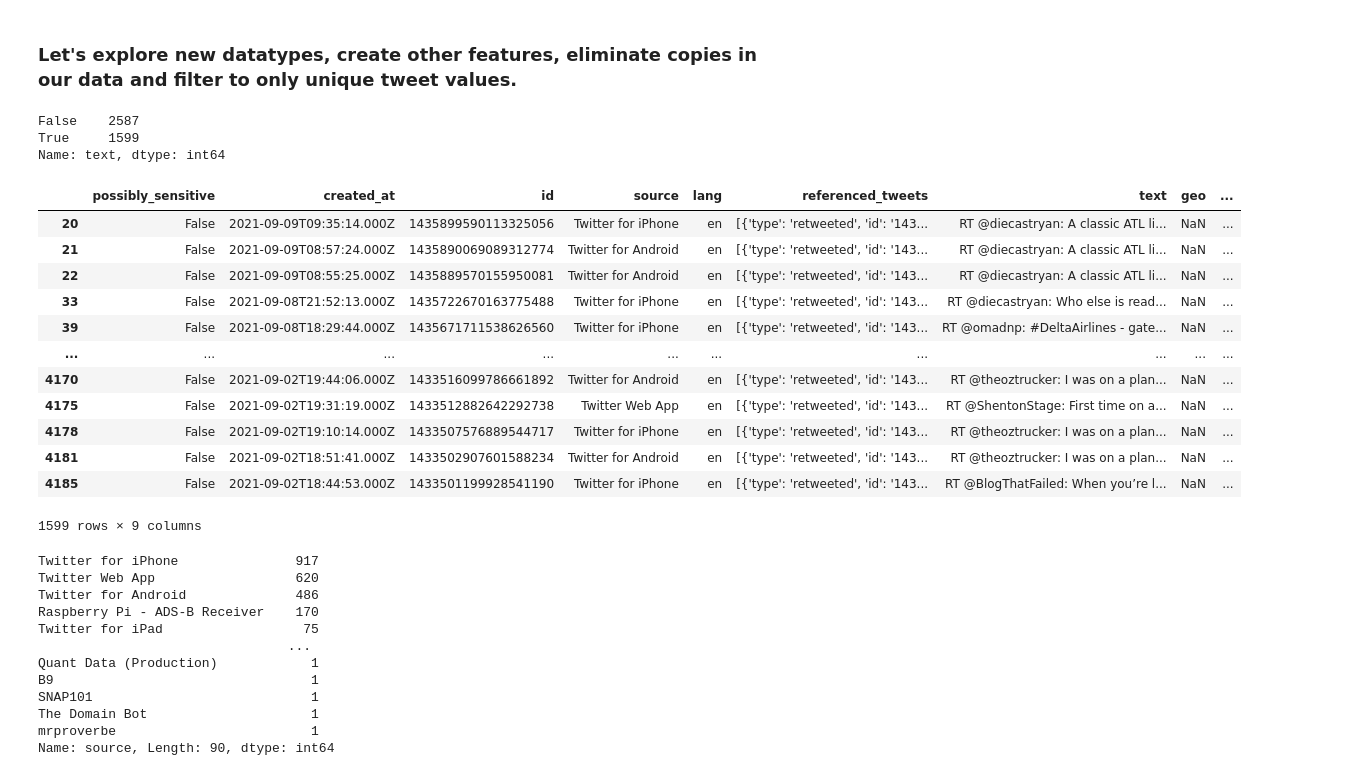
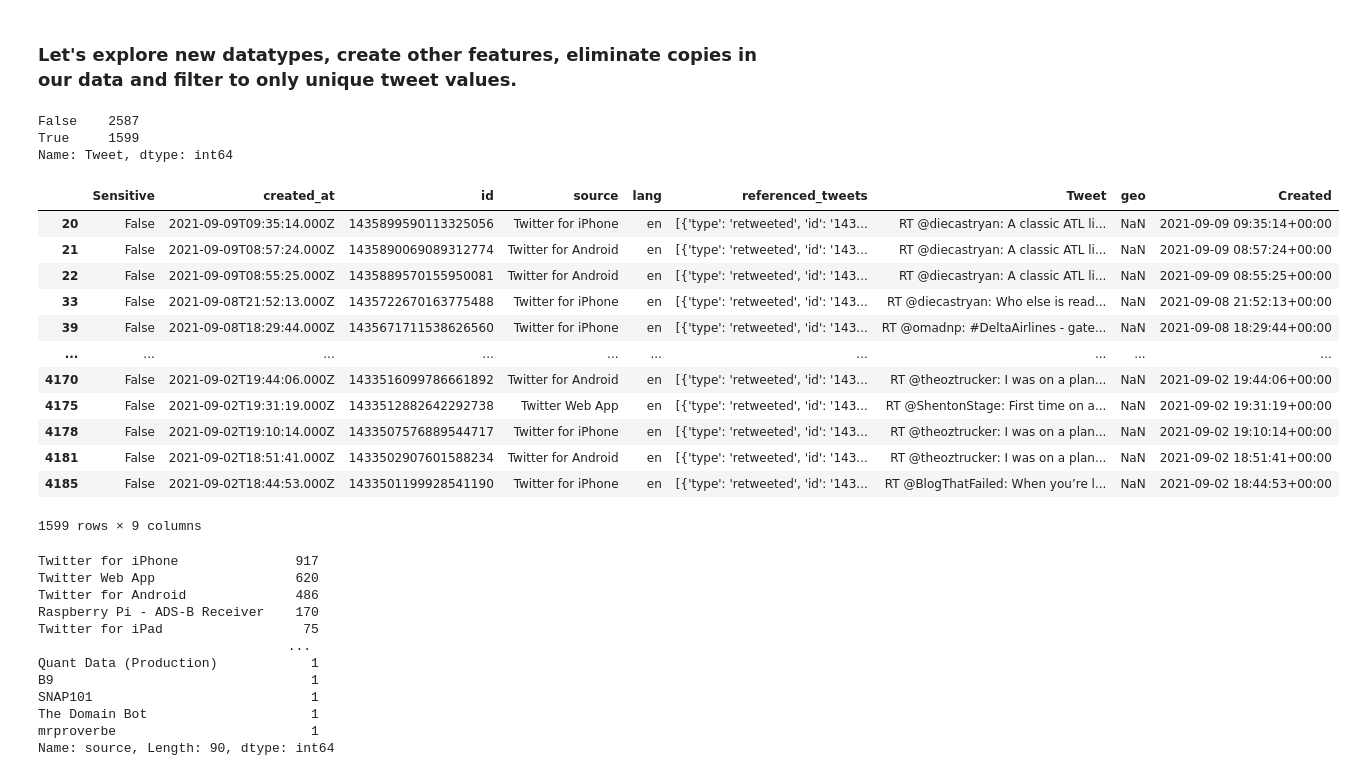
Before and after one commit to pleasecallmejax/Mask-Mandate-Sentiment-Analysis-Using-NLP, a Jupyter notebook: NLP EDA and Modeling.ipynb, the cells around one changed output. Saved outputs shown, nothing was run; the diff lists cells and outputs as text; code cells hidden in the pictures.

```diff
--- a/NLP EDA and Modeling.ipynb
+++ b/NLP EDA and Modeling.ipynb
@@ -95,27 +95,27 @@ results_df.to_csv('tweets_df', mode='a', header=False)
 ### Let's explore new datatypes, create other features, eliminate copies in our data and filter to only unique tweet values.
 # %%
 results_df['Created'] = pd.to_datetime(results_df['created_at'])
-results.columns()
+results_df = results_df.rename({'possibly_sensitive': 'Sensitive', 'text': 'Tweet'}, axis=1)
 # %%
-results_df.text.duplicated().value_counts()
+results_df.Tweet.duplicated().value_counts()
 # %% [output]
 False    2587
 True     1599
-Name: text, dtype: int64
+Name: Tweet, dtype: int64
 # %%
-results_df.loc[results_df.text.duplicated(), :]
+results_df.loc[results_df.Tweet.duplicated(), :]
 # %% [output]
-|  | possibly_sensitive | created_at | id | source | lang | referenced_tweets | text | geo | ... |
-| 20 | False | 2021-09-09T09:35:14.000Z | 1435899590113325056 | Twitter for iPhone | en | [{'type': 'retweeted', 'id': '143... | RT @diecastryan: A classic ATL li... | NaN | ... |
-| 21 | False | 2021-09-09T08:57:24.000Z | 1435890069089312774 | Twitter for Android | en | [{'type': 'retweeted', 'id': '143... | RT @diecastryan: A classic ATL li... | NaN | ... |
-| 22 | False | 2021-09-09T08:55:25.000Z | 1435889570155950081 | Twitter for Android | en | [{'type': 'retweeted', 'id': '143... | RT @diecastryan: A classic ATL li... | NaN | ... |
-| 33 | False | 2021-09-08T21:52:13.000Z | 1435722670163775488 | Twitter for iPhone | en | [{'type': 'retweeted', 'id': '143... | RT @diecastryan: Who else is read... | NaN | ... |
-| 39 | False | 2021-09-08T18:29:44.000Z | 1435671711538626560 | Twitter for iPhone | en | [{'type': 'retweeted', 'id': '143... | RT @omadnp: #DeltaAirlines - gate... | NaN | ... |
+|  | Sensitive | created_at | id | source | lang | referenced_tweets | Tweet | geo | Created |
+| 20 | False | 2021-09-09T09:35:14.000Z | 1435899590113325056 | Twitter for iPhone | en | [{'type': 'retweeted', 'id': '143... | RT @diecastryan: A classic ATL li... | NaN | 2021-09-09 09:35:14+00:00 |
+| 21 | False | 2021-09-09T08:57:24.000Z | 1435890069089312774 | Twitter for Android | en | [{'type': 'retweeted', 'id': '143... | RT @diecastryan: A classic ATL li... | NaN | 2021-09-09 08:57:24+00:00 |
+| 22 | False | 2021-09-09T08:55:25.000Z | 1435889570155950081 | Twitter for Android | en | [{'type': 'retweeted', 'id': '143... | RT @diecastryan: A classic ATL li... | NaN | 2021-09-09 08:55:25+00:00 |
+| 33 | False | 2021-09-08T21:52:13.000Z | 1435722670163775488 | Twitter for iPhone | en | [{'type': 'retweeted', 'id': '143... | RT @diecastryan: Who else is read... | NaN | 2021-09-08 21:52:13+00:00 |
+| 39 | False | 2021-09-08T18:29:44.000Z | 1435671711538626560 | Twitter for iPhone | en | [{'type': 'retweeted', 'id': '143... | RT @omadnp: #DeltaAirlines - gate... | NaN | 2021-09-08 18:29:44+00:00 |
 | ... | ... | ... | ... | ... | ... | ... | ... | ... | ... |
-| 4170 | False | 2021-09-02T19:44:06.000Z | 1433516099786661892 | Twitter for Android | en | [{'type': 'retweeted', 'id': '143... | RT @theoztrucker: I was on a plan... | NaN | ... |
-| 4175 | False | 2021-09-02T19:31:19.000Z | 1433512882642292738 | Twitter Web App | en | [{'type': 'retweeted', 'id': '143... | RT @ShentonStage: First time on a... | NaN | ... |
-| 4178 | False | 2021-09-02T19:10:14.000Z | 1433507576889544717 | Twitter for iPhone | en | [{'type': 'retweeted', 'id': '143... | RT @theoztrucker: I was on a plan... | NaN | ... |
-| 4181 | False | 2021-09-02T18:51:41.000Z | 1433502907601588234 | Twitter for Android | en | [{'type': 'retweeted', 'id': '143... | RT @theoztrucker: I was on a plan... | NaN | ... |
-| 4185 | False | 2021-09-02T18:44:53.000Z | 1433501199928541190 | Twitter for iPhone | en | [{'type': 'retweeted', 'id': '143... | RT @BlogThatFailed: When you’re l... | NaN | ... |
+| 4170 | False | 2021-09-02T19:44:06.000Z | 1433516099786661892 | Twitter for Android | en | [{'type': 'retweeted', 'id': '143... | RT @theoztrucker: I was on a plan... | NaN | 2021-09-02 19:44:06+00:00 |
+| 4175 | False | 2021-09-02T19:31:19.000Z | 1433512882642292738 | Twitter Web App | en | [{'type': 'retweeted', 'id': '143... | RT @ShentonStage: First time on a... | NaN | 2021-09-02 19:31:19+00:00 |
+| 4178 | False | 2021-09-02T19:10:14.000Z | 1433507576889544717 | Twitter for iPhone | en | [{'type': 'retweeted', 'id': '143... | RT @theoztrucker: I was on a plan... | NaN | 2021-09-02 19:10:14+00:00 |
+| 4181 | False | 2021-09-02T18:51:41.000Z | 1433502907601588234 | Twitter for Android | en | [{'type': 'retweeted', 'id': '143... | RT @theoztrucker: I was on a plan... | NaN | 2021-09-02 18:51:41+00:00 |
+| 4185 | False | 2021-09-02T18:44:53.000Z | 1433501199928541190 | Twitter for iPhone | en | [{'type': 'retweeted', 'id': '143... | RT @BlogThatFailed: When you’re l... | NaN | 2021-09-02 18:44:53+00:00 |
 1599 rows × 9 columns
 # %%
```
Also changed, not shown: parts of 4 cells of this notebook, 1 other file.
